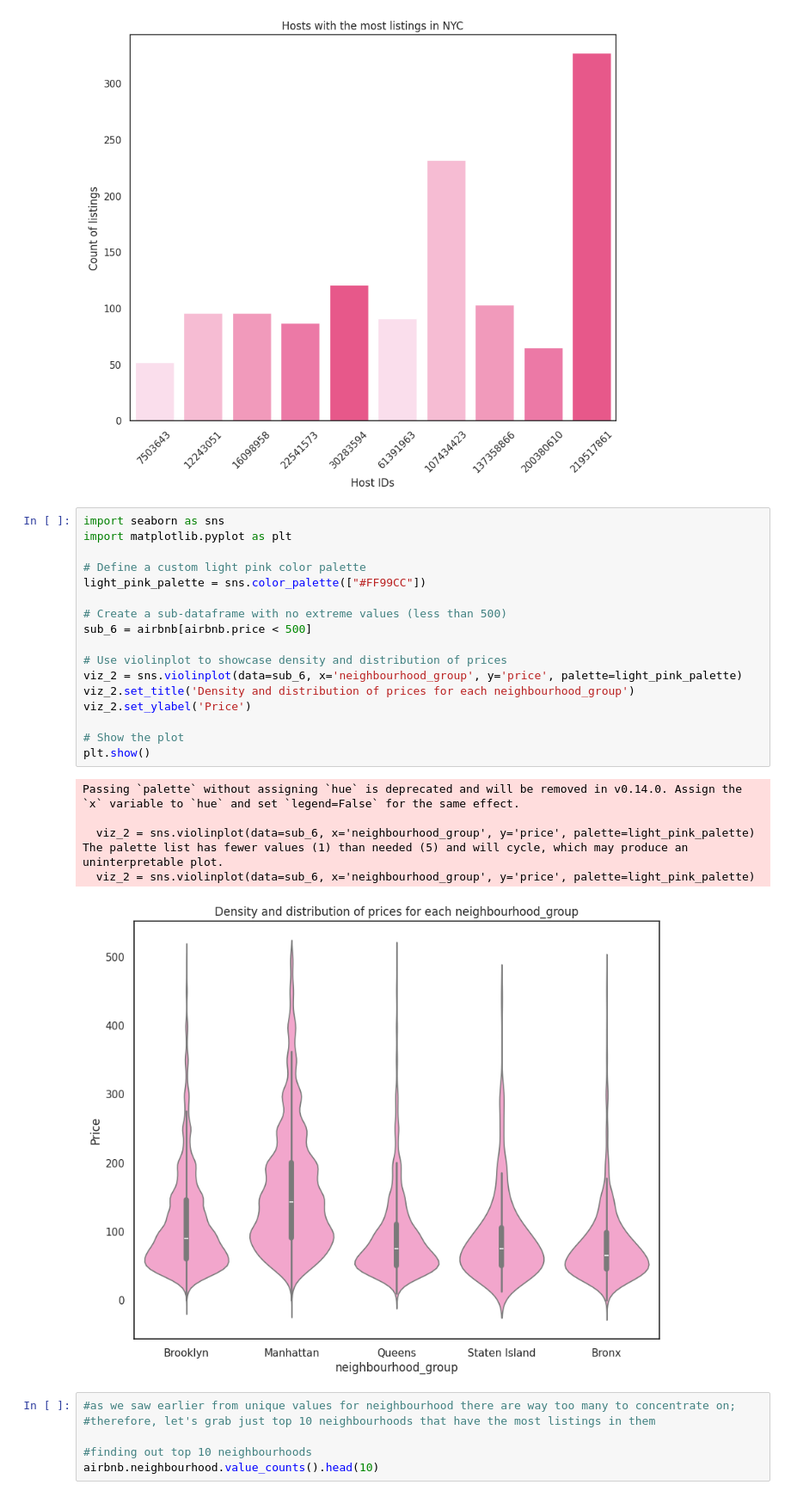
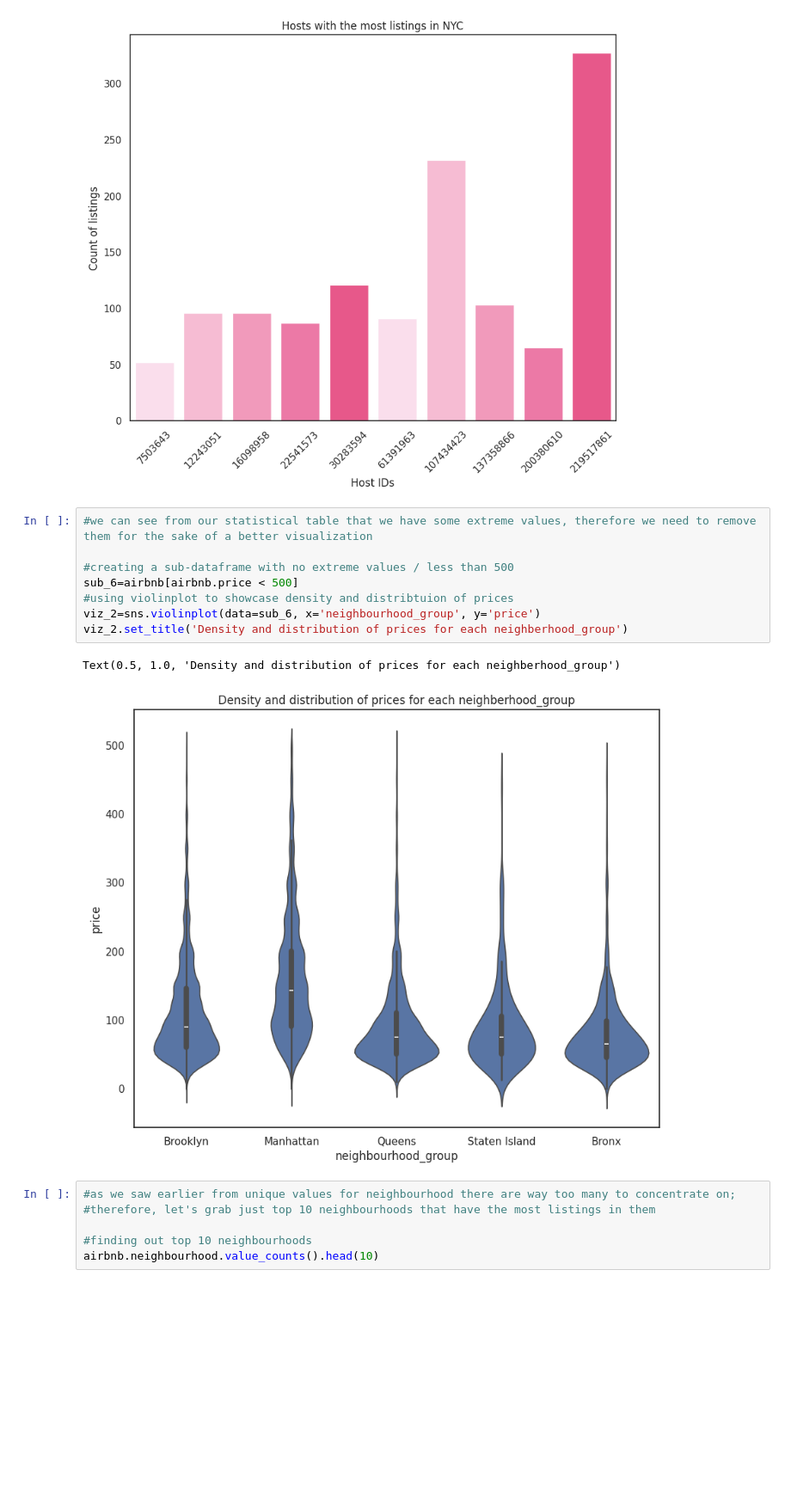
Before and after one commit to Christina-26/Marvel-Level--2-Task, a Jupyter notebook: EDA.ipynb, the cells around one changed output. Shown: that part at 86% size. Drawn from its saved outputs; the diff is of its cells as text; blank space fills up the shorter version.

```diff
--- a/EDA.ipynb
+++ b/EDA.ipynb
@@ -148,29 +148,16 @@ The palette list has fewer values (5) than needed (10) and will cycle, which may
   viz_1 = sns.barplot(x="Host_ID", y="P_Count", data=top_host_df, palette=pink_palette)
 [figure]
 # %%
-import seaborn as sns
-import matplotlib.pyplot as plt
+#we can see from our statistical table that we have some extreme values, therefore we need to remove them for the sake of a better visualization
 
-# Define a custom light pink color palette
-light_pink_palette = sns.color_palette(["#FF99CC"])
-
-# Create a sub-dataframe with no extreme values (less than 500)
-sub_6 = airbnb[airbnb.price < 500]
-
-# Use violinplot to showcase density and distribution of prices
-viz_2 = sns.violinplot(data=sub_6, x='neighbourhood_group', y='price', palette=light_pink_palette)
-viz_2.set_title('Density and distribution of prices for each neighbourhood_group')
-viz_2.set_ylabel('Price')
-
-# Show the plot
-plt.show()
+#creating a sub-dataframe with no extreme values / less than 500
+sub_6=airbnb[airbnb.price < 500]
+#using violinplot to showcase density and distribtuion of prices
+viz_2=sns.violinplot(data=sub_6, x='neighbourhood_group', y='price')
+viz_2.set_title('Density and distribution of prices for each neighberhood_group')
 # %% [output]
-Passing `palette` without assigning `hue` is deprecated and will be removed in v0.14.0. Assign the `x` variable to `hue` and set `legend=False` for the same effect.
-
-  viz_2 = sns.violinplot(data=sub_6, x='neighbourhood_group', y='price', palette=light_pink_palette)
-The palette list has fewer values (1) than needed (5) and will cycle, which may produce an uninterpretable plot.
-  viz_2 = sns.violinplot(data=sub_6, x='neighbourhood_group', y='price', palette=light_pink_palette)
+Text(0.5, 1.0, 'Density and distribution of prices for each neighberhood_group')
-[figure, old version]
+[figure, new version]
 # %%
 #as we saw earlier from unique values for neighbourhood there are way too many to concentrate on;
 #therefore, let's grab just top 10 neighbourhoods that have the most listings in them
```
Also changed, not shown: parts of 1 cell of this notebook.
